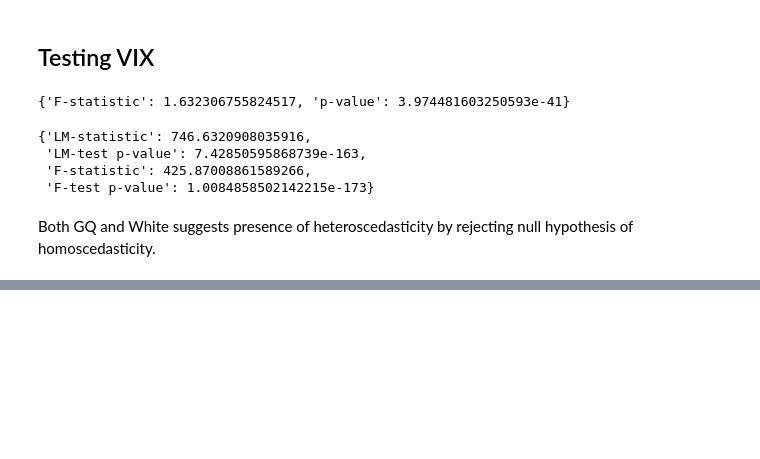
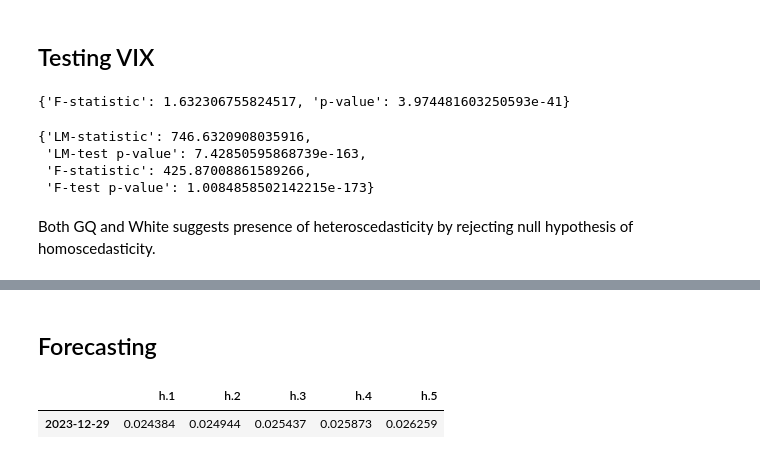
Before and after one commit to siruiliu-code/GARCH-X-Volatility-Modelling-with-Equity-Options-Trading, a Jupyter notebook: gavin_garch.ipynb, the cells around one changed output, grey strips where cells are left out. Saved outputs shown, nothing was run; the diff lists cells and outputs as text; code cells hidden in the pictures; blank space fills up the shorter version.

```diff
--- a/gavin_garch.ipynb
+++ b/gavin_garch.ipynb
@@ -152,0 +293,10 @@ Both GQ and White suggests presence of heteroscedasticity by rejecting null hypo
+# %% [markdown]
+## Forecasting
+# %%
+forecast_horizon = 5
+forecast = garch_x_fit.forecast(horizon=forecast_horizon)
+variance_forecast = forecast.variance[-1:]
+variance_forecast.apply(np.sqrt)
+# %% [output]
+|  | h.1 | h.2 | h.3 | h.4 | h.5 |
+| 2023-12-29 | 0.024384 | 0.024944 | 0.025437 | 0.025873 | 0.026259 |
```
Also changed, not shown: parts of 16 cells of this notebook, 1 other file.
